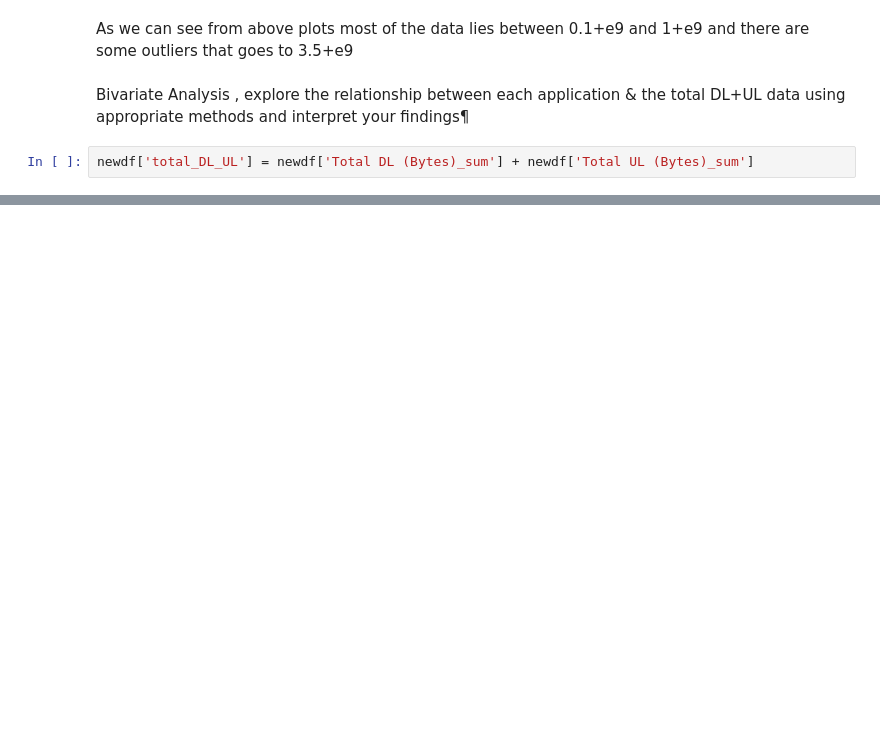
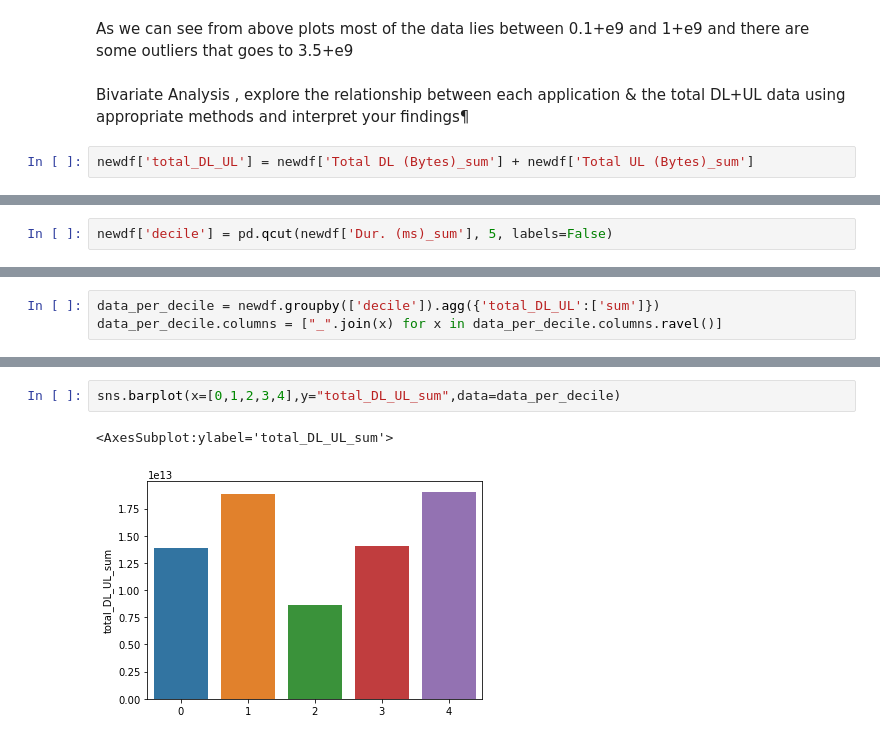
Before and after one commit to Natty-star/TellCo-Data-Analysis, a Jupyter notebook: notebooks/Data Cleaning.ipynb, the cells around one changed output, grey strips where cells are left out. Drawn from its saved outputs; the diff is of its cells as text; blank space fills up the shorter version.

```diff
--- a/notebooks/Data Cleaning.ipynb
+++ b/notebooks/Data Cleaning.ipynb
@@ -663,0 +687,2 @@ KeyError: 'total_DL_UL'
+# %%
+newdf['decile'] = pd.qcut(newdf['Dur. (ms)_sum'], 5, labels=False)
@@ -663,0 +704,3 @@ KeyError: 'total_DL_UL'
+# %%
+data_per_decile = newdf.groupby(['decile']).agg({'total_DL_UL':['sum']})
+data_per_decile.columns = ["_".join(x) for x in data_per_decile.columns.ravel()]
@@ -663,0 +717,5 @@ KeyError: 'total_DL_UL'
+# %%
+sns.barplot(x=[0,1,2,3,4],y="total_DL_UL_sum",data=data_per_decile)
+# %% [output]
+<AxesSubplot:ylabel='total_DL_UL_sum'>
+[figure, added]
```
Also changed, not shown: parts of 36 cells of this notebook.
